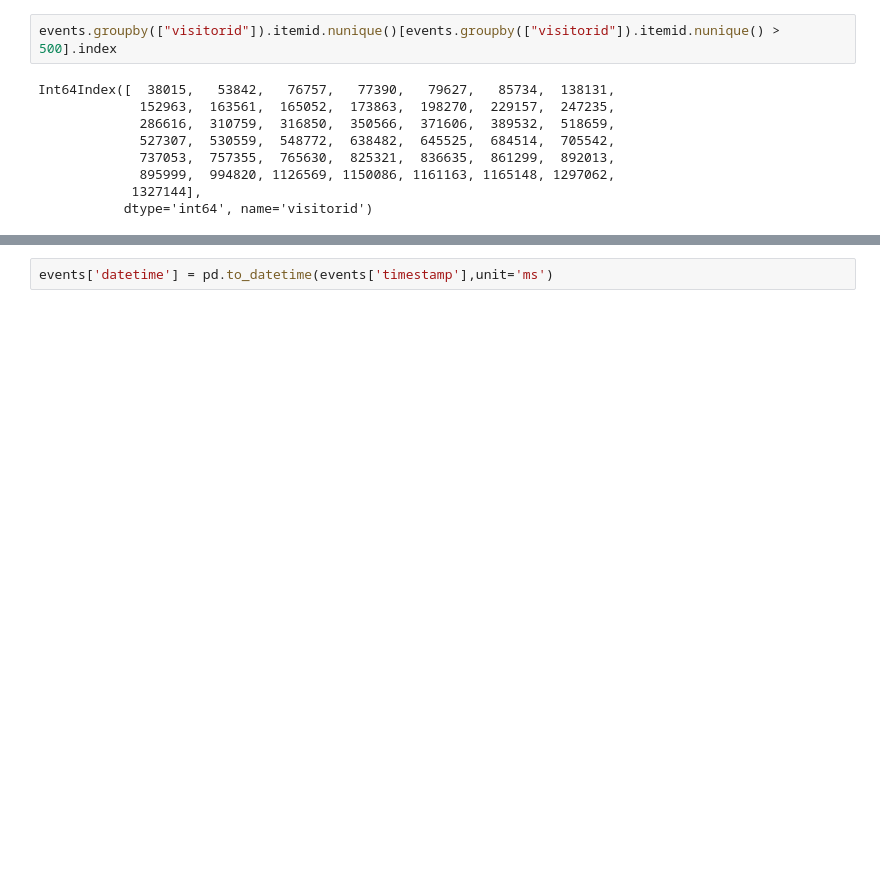
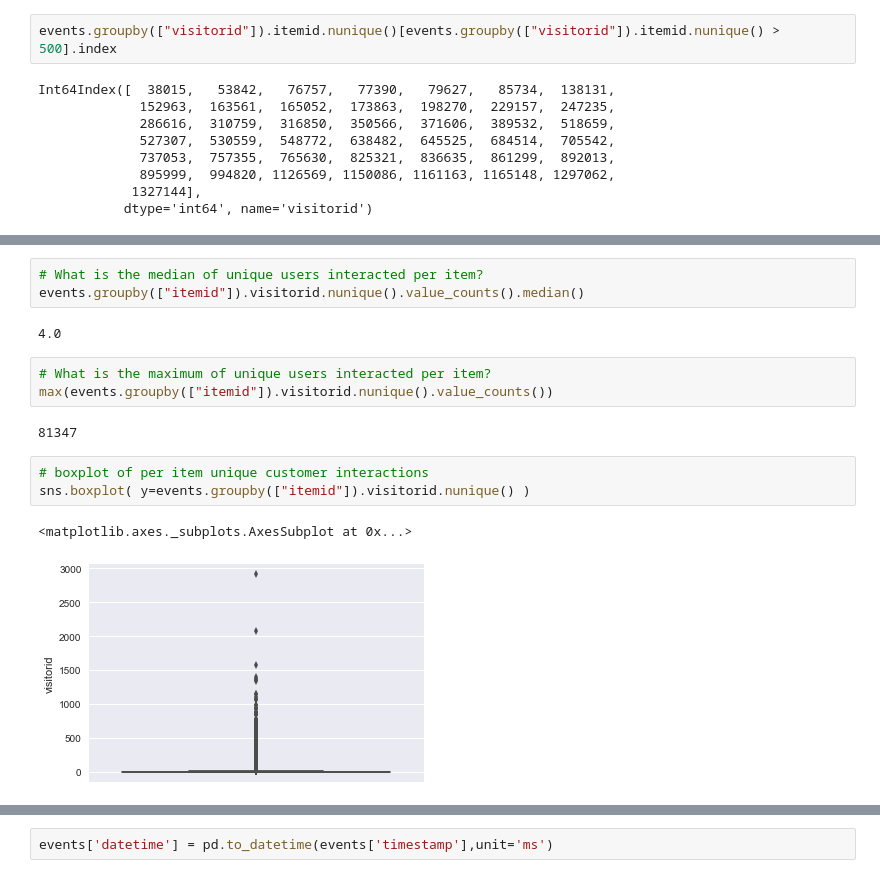
Before and after one commit to LubomirKoprla/fiit_project_neural_networks, a Jupyter notebook: notebooks/analysis.ipynb, the cells around one changed output, grey strips where cells are left out. Drawn from its saved outputs; the diff is of its cells as text; blank space fills up the shorter version.

```diff
--- a/notebooks/analysis.ipynb
+++ b/notebooks/analysis.ipynb
@@ -139,0 +235,16 @@ events.describe()
+# %%
+# What is the median of unique users interacted per item?
+events.groupby(["itemid"]).visitorid.nunique().value_counts().median()
+# %% [output]
+4.0
+# %%
+# What is the maximum of unique users interacted per item?
+max(events.groupby(["itemid"]).visitorid.nunique().value_counts())
+# %% [output]
+81347
+# %%
+# boxplot of per item unique customer interactions
+sns.boxplot( y=events.groupby(["itemid"]).visitorid.nunique() )
+# %% [output]
+<matplotlib.axes._subplots.AxesSubplot at 0x...>
+[figure, added]
```
Also changed, not shown: parts of 44 cells of this notebook, 1 other file.
